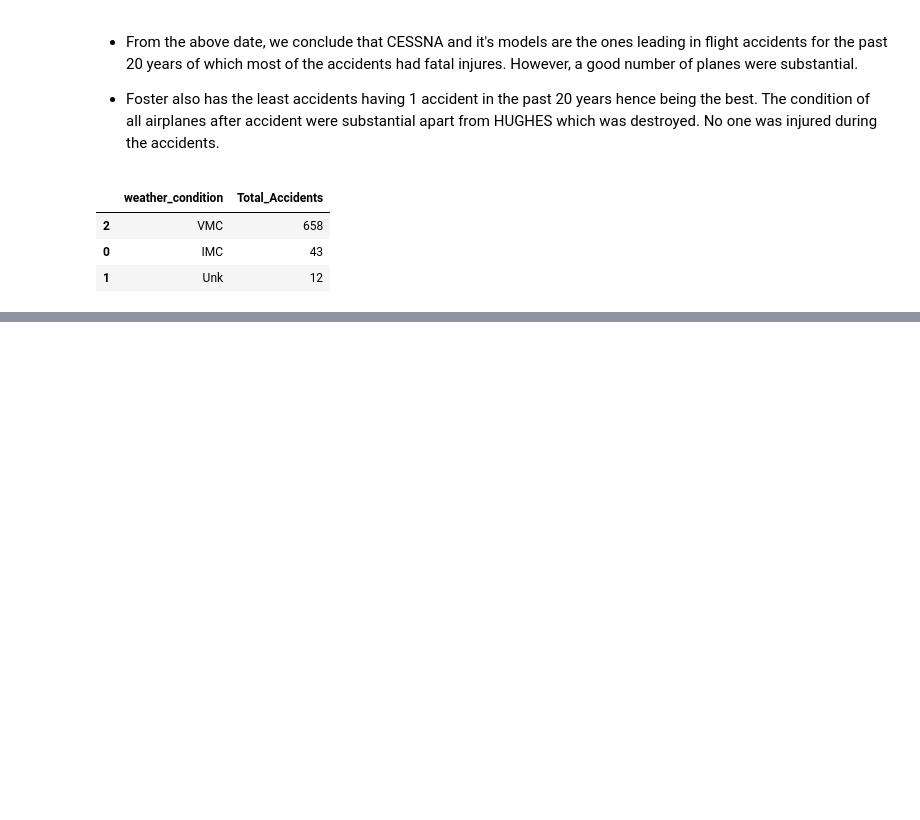
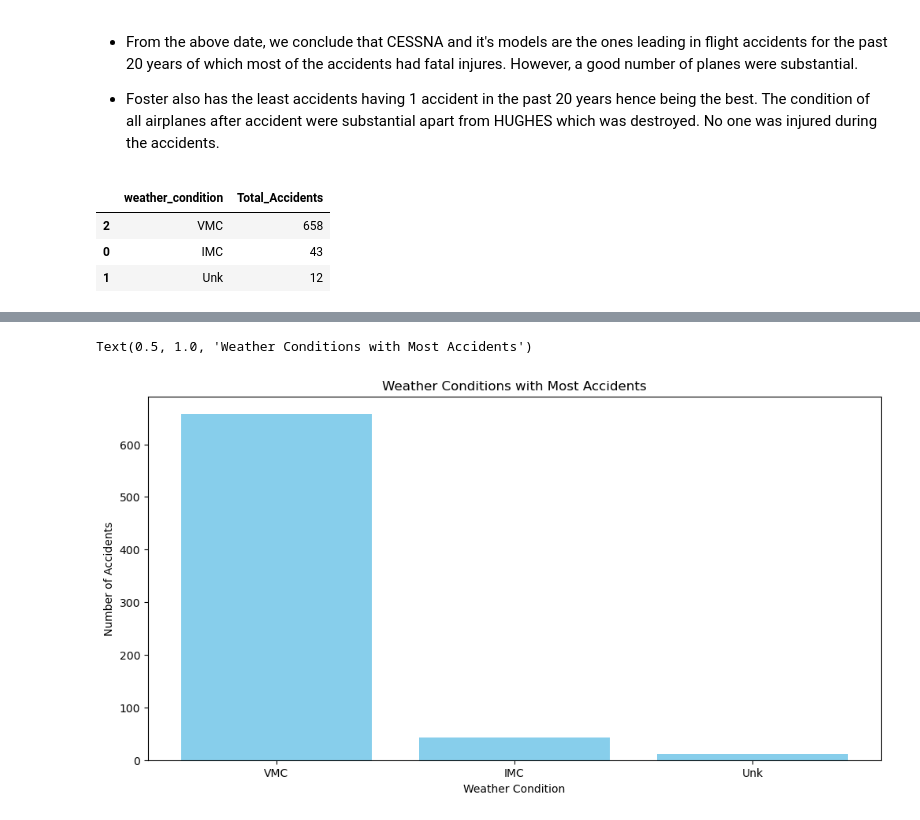
Before and after one commit to nyawirctrl-911/dsc-phase-1-project-v3, a Jupyter notebook: student.ipynb, the cells around one changed output, grey strips where cells are left out. Saved outputs shown, nothing was run; the diff lists cells and outputs as text; code cells hidden in the pictures; blank space fills up the shorter version.

```diff
--- a/student.ipynb
+++ b/student.ipynb
@@ -465,0 +481,14 @@ weather_conditions.tail(10)
+# %%
+#barchart showing weather conditions with most accidents
+
+plt.figure(figsize=(12, 6))
+x=weather_conditions.head(10)
+y= x['Total_Accidents']
+labels = x['weather_condition']
+plt.bar(labels, y, color='skyblue')
+plt.xlabel('Weather Condition')
+plt.ylabel('Number of Accidents')
+plt.title('Weather Conditions with Most Accidents')
+# %% [output]
+Text(0.5, 1.0, 'Weather Conditions with Most Accidents')
+[figure, added]
```
Also changed, not shown: parts of 9 cells of this notebook.
